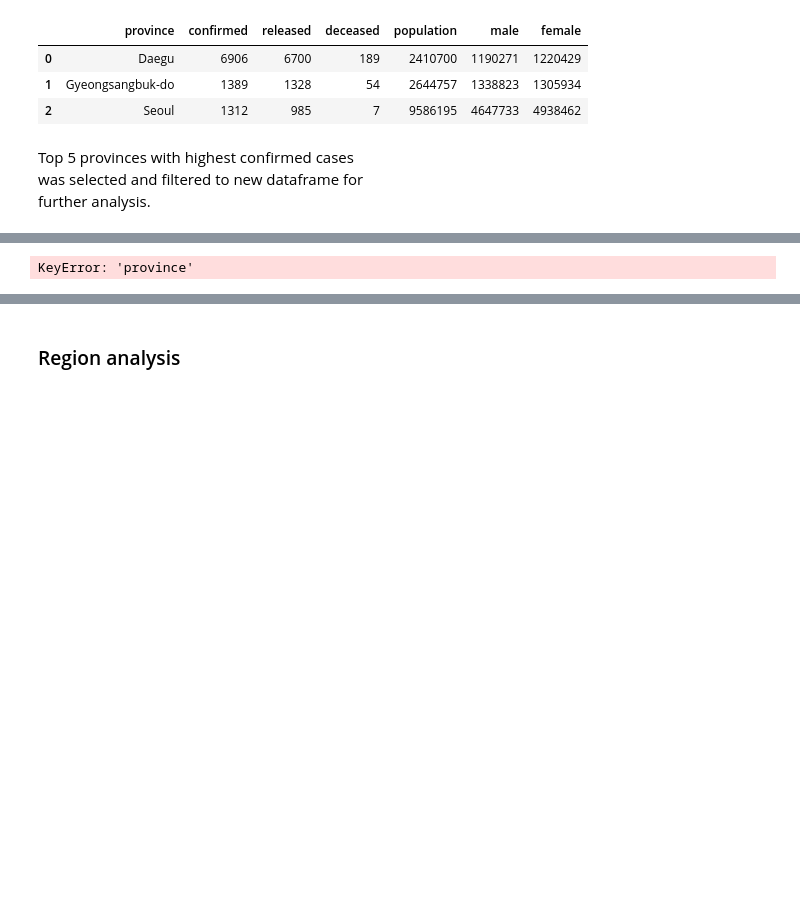
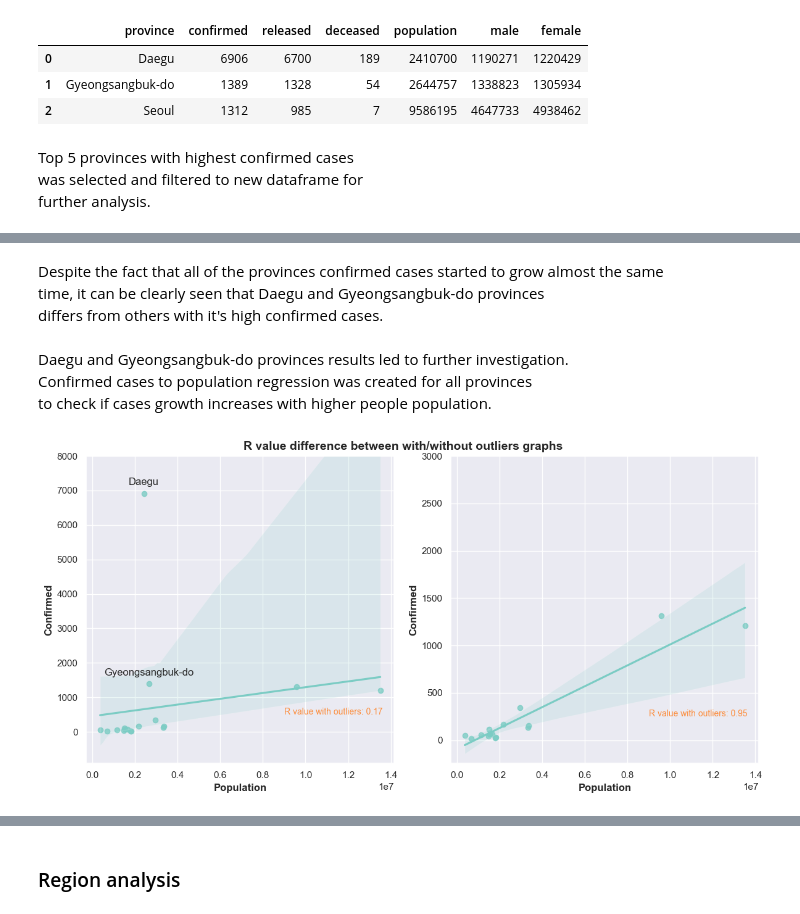
Before and after one commit to ShariYo/Modul1_Sprint4, a Jupyter notebook: project/main.ipynb, the cells around one changed output, grey strips where cells are left out. Cells and saved outputs as stored; diff of their text form; code cells hidden in the pictures; blank space fills up the shorter version.

```diff
--- a/project/main.ipynb
+++ b/project/main.ipynb
@@ -323,7 +329,12 @@ population = {"province":["Daegu", "Gyeongsangbuk-do", "Seoul", "Gyeonggi-do", "
                 "female":[1220429, 1305934, 4938462, 6683309, 1468390, 1059061, 1710265, 1640844, 744086, 798269,
                           754089, 549445, 175994, 743433, 903708, 885526, 332685]}
 population_df = pd.DataFrame(population)
-provpop_merged = pd.merge(grouped_provinces, population_df, on="province", how="inner")
+provpop_merged = pd.merge(
+                        grouped_provinces,
+                        population_df,
+                        on="province",
+                        how="inner"
+                        )
 provpop_merged.head(3)
 # %% [output]
 |  | province | confirmed | released | deceased | population | male | female |
@@ -376,17 +396,59 @@ to check if confirmed cases correlates with provinces population.
+# %% [markdown]
+Despite the fact that all of the provinces confirmed cases started to grow almost the same
+time, it can be clearly seen that Daegu and Gyeongsangbuk-do provinces
+differs from others with it's high confirmed cases.
+# %% [markdown]
+Daegu and Gyeongsangbuk-do provinces results led to further investigation.
+Confirmed cases to population regression was created for all provinces
+to check if cases growth increases with higher people population.
 # %%
 provpop = provpop_merged.copy()
 del provpop["province"]
 prov1 = provpop.loc[provpop["confirmed"] == 6906]
 prov2 = provpop.loc[provpop["confirmed"] == 1389]
+no_outliers = provpop.drop(provpop[(provpop["confirmed"] == 6906) | (provpop["confirmed"] == 1389)].index)
+slope, intercept, r_value, p_value, std_err = stats.linregress(provpop["population"], provpop["confirmed"])
+slope1, intercept1, r_value1, p_value1, std_err1 = stats.linregress(no_outliers["population"], no_outliers["confirmed"])
 
-fig, ax = plt.subplots(figsize=(8, 4))
-sns.regplot(data=provpop, x="population", y="confirmed", color="#7bccc4")
+fig, ax = plt.subplots(1, 2, figsize=(12, 6))
 
-ax.set_ylim(None, 8000)
-plt.grid(True)
-ax.annotate("Daegu", (prov1["population"], prov1["confirmed"]), xytext=(0, 10), textcoords="offset points", ha="center")
-ax.annotate("Gyeongsangbuk-do", (prov2["population"], prov2["confirmed"]), xytext=(0, 10), textcoords="offset points", ha="center")
+sns.regplot(data=provpop, x="population", y="confirmed", color="#7bccc4", ax=ax[0])
+ax[0].set_ylim(None, 8000)
+ax[0].annotate(
+    "Daegu",
+    (prov1["population"].iloc[0], prov1["confirmed"].iloc[0]),
+    xytext=(0, 10),
+    textcoords="offset points",
+    ha="center",
+)
+ax[0].annotate(
+    "Gyeongsangbuk-do",
+    (prov2["population"].iloc[0], prov2["confirmed"].iloc[0]),
+    xytext=(0, 10),
+    textcoords="offset points",
+    ha="center",
+)
+ax[0].set_xlabel("Population", fontweight="bold")
+ax[0].set_ylabel("Confirmed", fontweight="bold")
+
+sns.regplot(data=no_outliers, x="population", y="confirmed", color="#7bccc4", ax=ax[1])
+ax[1].set_ylim(None, 3000)
+ax[1].set_xlabel("Population", fontweight="bold")
+ax[1].set_ylabel("Confirmed", fontweight="bold")
+
+plt.tight_layout()
+plt.subplots_adjust(top=0.94)
+text1 = f"R value with outliers: {r_value:.2f}"
+text2 = f"R value with outliers: {r_value1:.2f}"
+ax[0].text(9000000, 500, text1, fontsize=10, color="#fd8d3c")
+ax[1].text(9000000, 250, text2, fontsize=10, color="#fd8d3c")
+fig.suptitle(
+    "R value difference between with/without outliers graphs",
+    size=14,
+    fontweight="bold",
+    ha="center"
+)
 
 plt.show()
 # %% [output]
-KeyError: 'province'
+[figure, added]
```
Also changed, not shown: parts of 20 cells of this notebook.
